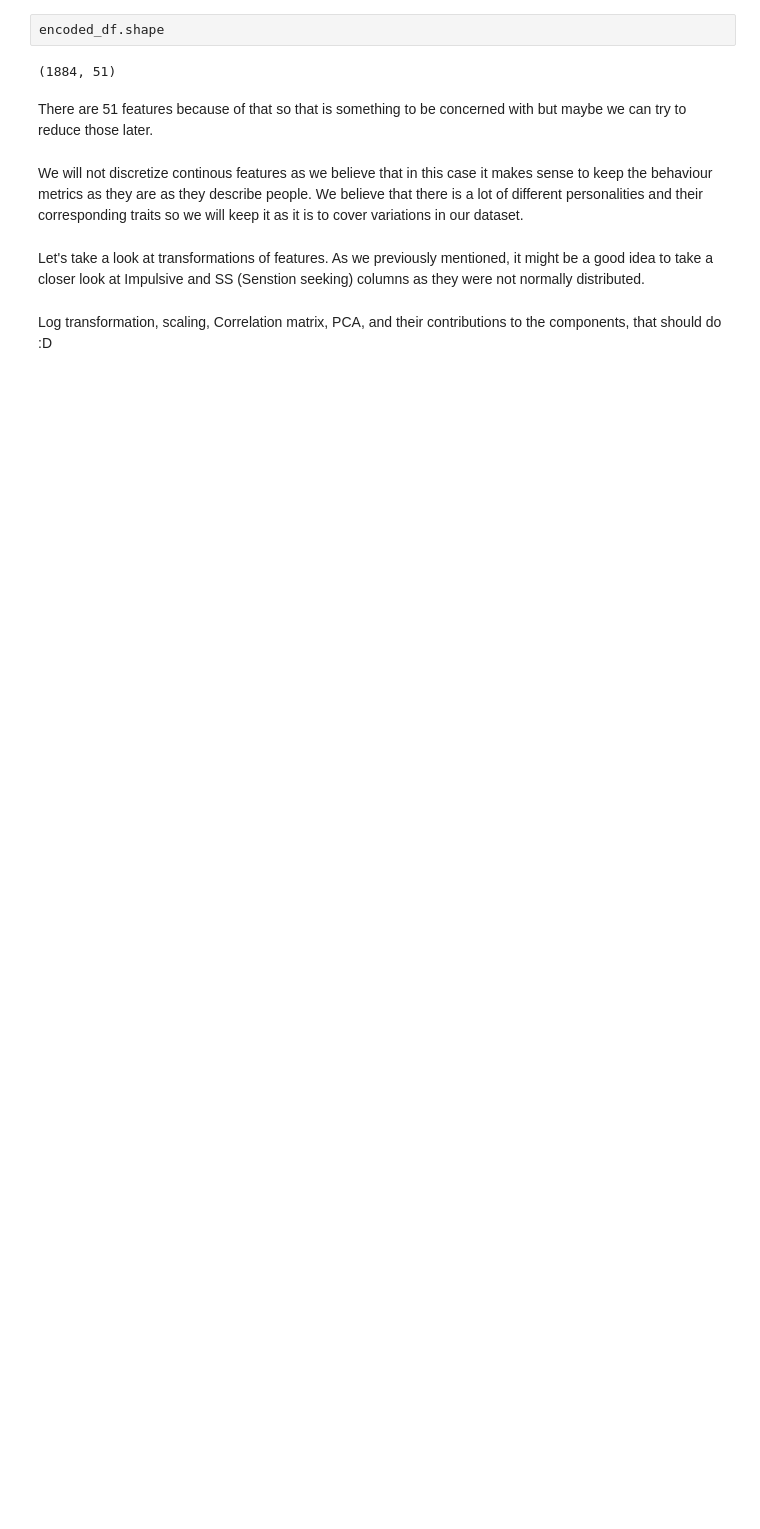
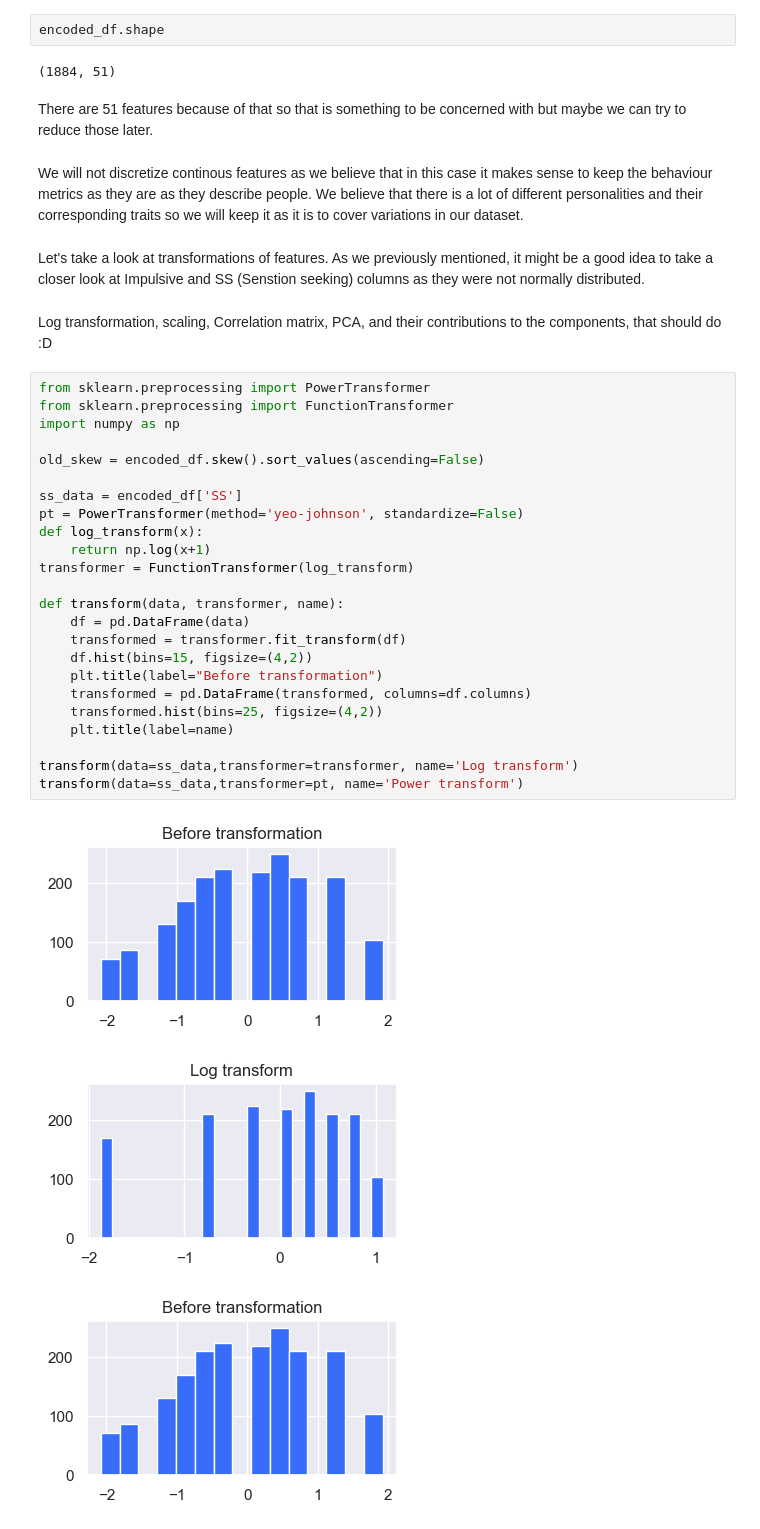
Before and after one commit to maksio420/ML, a Jupyter notebook: 7-final-drugs-anal/7. Final Group Project.ipynb, the cells around one changed output. Saved outputs shown, nothing was run; the diff lists cells and outputs as text; blank space fills up the shorter version.

```diff
--- a/7-final-drugs-anal/7. Final Group Project.ipynb
+++ b/7-final-drugs-anal/7. Final Group Project.ipynb
@@ -1231,3 +1231,31 @@ We will not discretize continous features as we believe that in this case it mak
 Let's take a look at transformations of features. As we previously mentioned, it might be a good idea to take a closer look at  Impulsive and SS (Senstion seeking) columns as they were not normally distributed.
 # %% [markdown]
 Log transformation, scaling, Correlation matrix, PCA, and their contributions to the components, that should do :D
+# %%
+from sklearn.preprocessing import PowerTransformer
+from sklearn.preprocessing import FunctionTransformer
+import numpy as np
+
+old_skew = encoded_df.skew().sort_values(ascending=False)
+
+ss_data = encoded_df['SS']
+pt = PowerTransformer(method='yeo-johnson', standardize=False)
+def log_transform(x):
+    return np.log(x+1)
+transformer = FunctionTransformer(log_transform)
+
+def transform(data, transformer, name):
+    df = pd.DataFrame(data)
+    transformed = transformer.fit_transform(df)
+    df.hist(bins=15, figsize=(4,2))
+    plt.title(label="Before transformation")
+    transformed = pd.DataFrame(transformed, columns=df.columns)
+    transformed.hist(bins=25, figsize=(4,2))
+    plt.title(label=name)
+
+transform(data=ss_data,transformer=transformer, name='Log transform')
+transform(data=ss_data,transformer=pt, name='Power transform')
+# %% [output]
+[figure, added]
+[figure, added]
+[figure, added]
```
Also changed, not shown: parts of 9 cells of this notebook.
